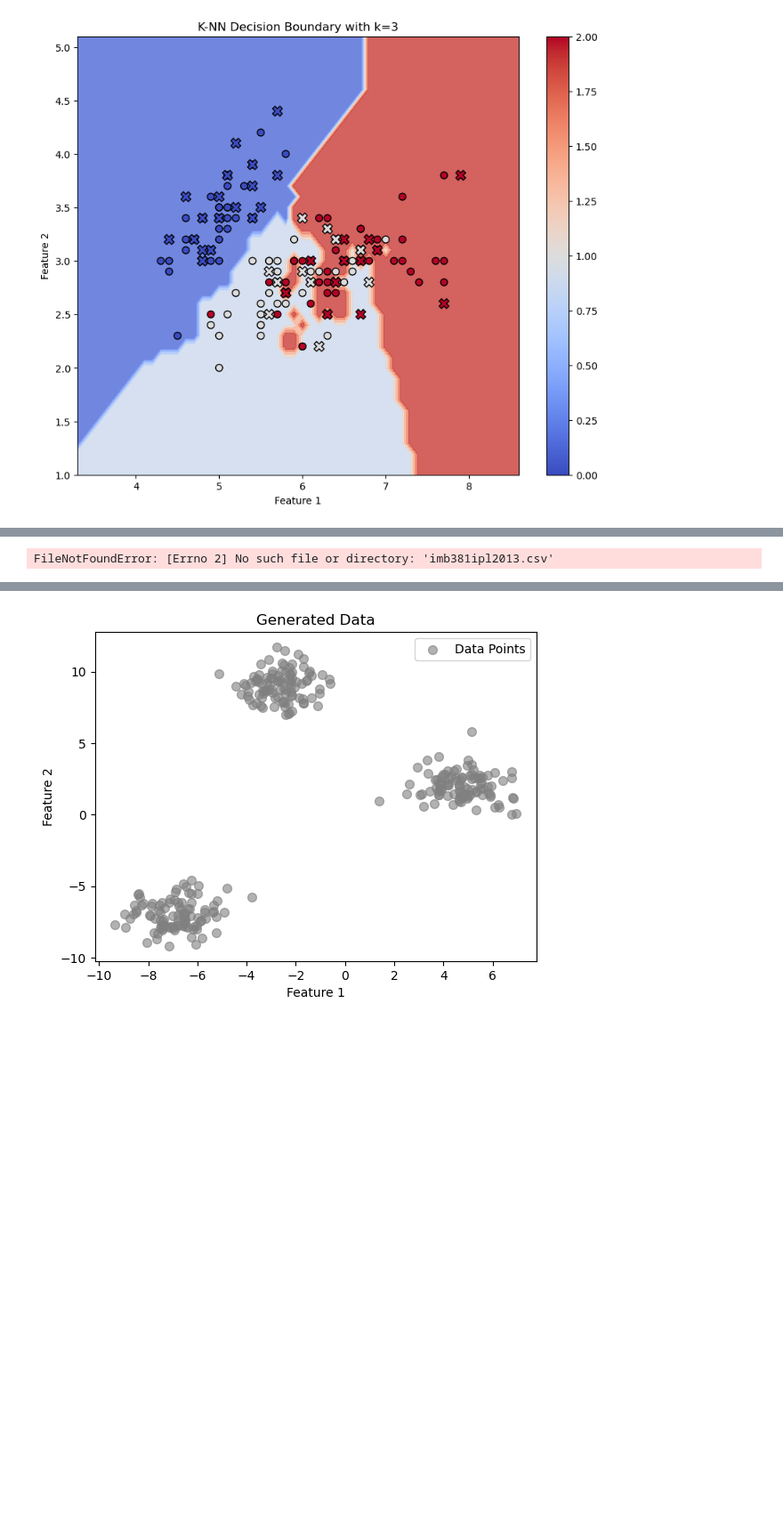
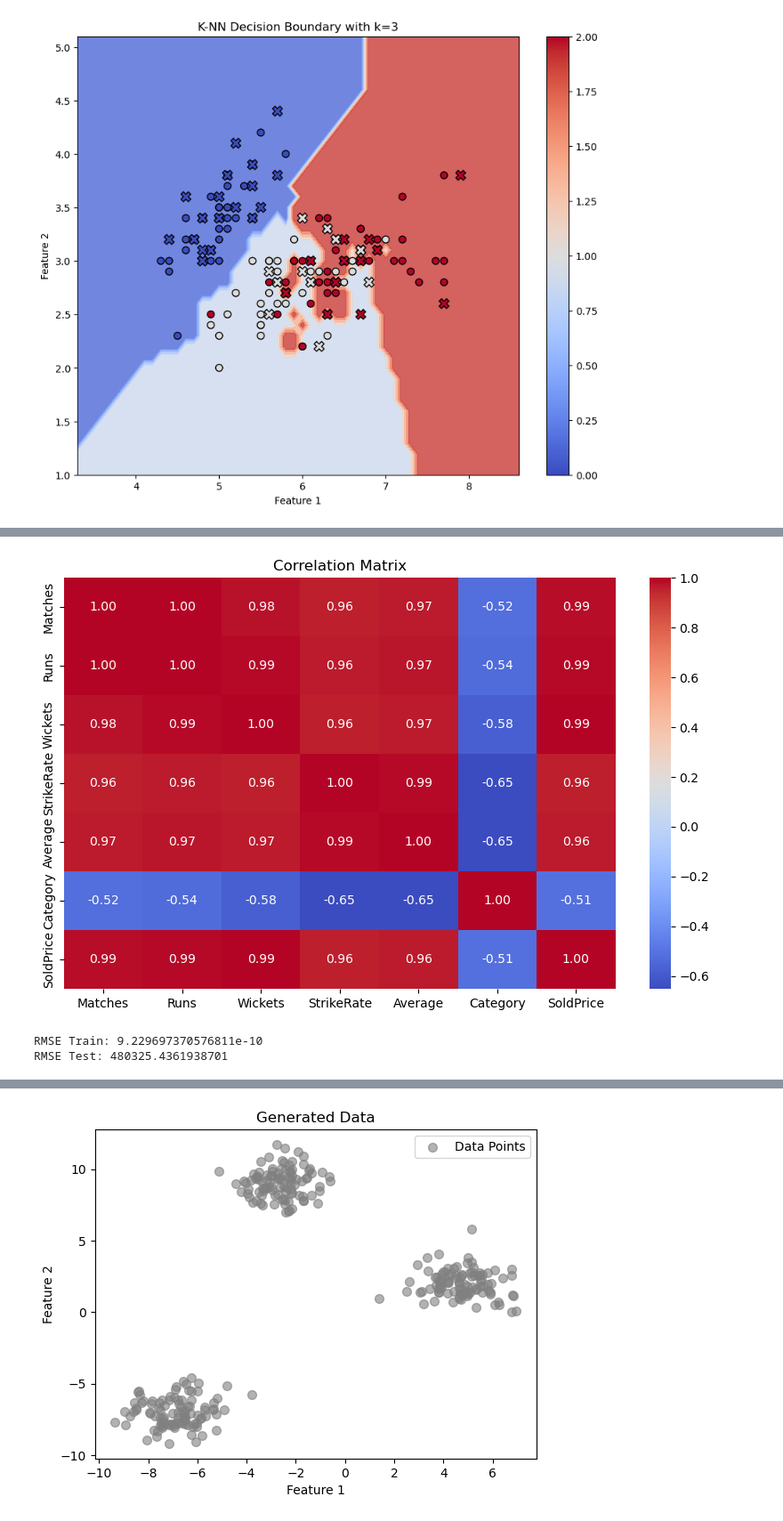
Before and after one commit to pradeepsarampalli/mllab, a Jupyter notebook: ml.ipynb, the cells around one changed output, grey strips where cells are left out. Shown at 89% size. Drawn from its saved outputs; the diff is of its cells as text; code cells hidden in the pictures; blank space fills up the shorter version.

```diff
--- a/ml.ipynb
+++ b/ml.ipynb
@@ -456,62 +499,59 @@ KeyError: "['Credit_Status'] not found in axis"
 # %%
- #8.Applytrainsetsplitanddeveloparegressionmodeltopredictthesoldpriceofplayers   usingimb381ipl2013.csvbuildacorrelationmatrixbetweenallthenumericfeaturesin dataset and visualize the heatmap. RMSE of train and test data.
 import pandas as pd
 import numpy as np
 import seaborn as sns
 import matplotlib.pyplot as plt
 from sklearn.model_selection import train_test_split
 from sklearn.linear_model import LinearRegression
 from sklearn.metrics import mean_squared_error
 from sklearn.preprocessing import LabelEncoder, StandardScaler
 
-# Load the dataset
-file_path = 'imb381ipl2013.csv'  # Replace with the correct file path
-data = pd.read_csv(file_path)
+data = pd.DataFrame({
+    'Matches': [10, 12, 15, 8, 20, 18, 22, 25, 5, 30],
+    'Runs': [250, 320, 410, 180, 520, 450, 600, 700, 120, 800],
+    'Wickets': [5, 8, 12, 2, 15, 9, 18, 20, 1, 25],
+    'StrikeRate': [130, 145, 150, 110, 155, 148, 160, 170, 105, 180],
+    'Average': [35, 40, 45, 28, 48, 43, 50, 55, 20, 60],
+    'Category': ['Batsman','Batsman','Allrounder','Bowler','Allrounder',
+                 'Batsman','Allrounder','Batsman','Bowler','Batsman'],
+    'SoldPrice': [1000000, 1500000, 2000000, 500000, 2400000,
+                  1800000, 3000000, 3500000, 300000, 4500000]
+})
 
-# Preprocessing
-# Encode categorical variables if any
-label_encoders = {}
-for column in data.select_dtypes(include=['object']).columns:
+for col in data.select_dtypes(include=['object']).columns:
     le = LabelEncoder()
-    data[column] = le.fit_transform(data[column])
-    label_encoders[column] = le
+    data[col] = le.fit_transform(data[col])
 
-# Feature selection
-X = data.drop(columns=['SoldPrice'])  # Replace 'SoldPrice' with the actual target column
-y = data['SoldPrice']  # Replace 'SoldPrice' with the actual target column
+X = data.drop(columns=['SoldPrice'])
+y = data['SoldPrice']
 
-# Build correlation matrix
-correlation_matrix = data.corr()
-
-# Visualize the heatmap
-plt.figure(figsize=(12, 8))
-sns.heatmap(correlation_matrix, annot=True, cmap="coolwarm", fmt=".2f")
-plt.title("Correlation Matrix Heatmap")
+corr_matrix = data.corr()
+plt.figure(figsize=(10, 6))
+sns.heatmap(corr_matrix, annot=True, cmap="coolwarm", fmt=".2f")
+plt.title("Correlation Matrix")
 plt.show()
 
-# Split the data into training and testing sets
-X_train, X_test, y_train, y_test = train_test_split(X, y, test_size=0.3, random_state=42)
+X_train, X_test, y_train, y_test = train_test_split(
+    X, y, test_size=0.3, random_state=42
+)
 
-# Standardize the data
 scaler = StandardScaler()
 X_train = scaler.fit_transform(X_train)
 X_test = scaler.transform(X_test)
 
-# Develop a regression model
-regressor = LinearRegression()
-regressor.fit(X_train, y_train)
+model = LinearRegression()
+model.fit(X_train, y_train)
 
-# Predict on train and test data
-y_train_pred = regressor.predict(X_train)
-y_test_pred = regressor.predict(X_test)
+y_train_pred = model.predict(X_train)
+y_test_pred = model.predict(X_test)
 
-# Calculate RMSE
 rmse_train = np.sqrt(mean_squared_error(y_train, y_train_pred))
 rmse_test = np.sqrt(mean_squared_error(y_test, y_test_pred))
 
-# Output the results
-print("RMSE for Training Data:", rmse_train)
-print("RMSE for Testing Data:", rmse_test)
+print("RMSE Train:", rmse_train)
+print("RMSE Test:", rmse_test)
 # %% [output]
+[figure, added]
-FileNotFoundError: [Errno 2] No such file or directory: 'imb381ipl2013.csv'
+RMSE Train: 9.229697370576811e-10
+RMSE Test: 480325.4361938701
 # %%
```
Also changed, not shown: parts of 8 cells of this notebook.
